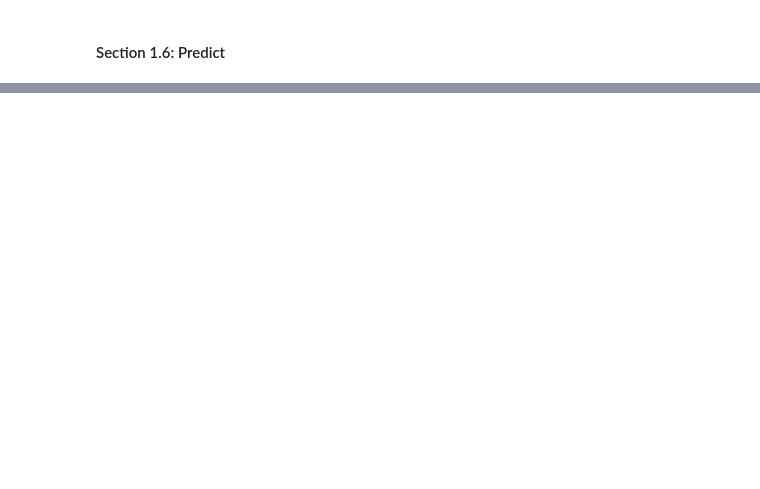
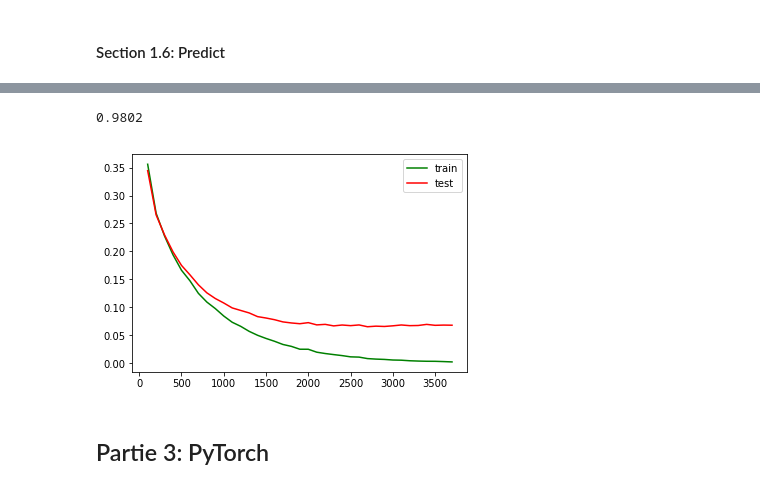
Before and after one commit to ArnaudDeleruyelle/Deep-Learning, a Jupyter notebook: 16-10-18-Jupyter/Libs.ipynb, the cells around one changed output, grey strips where cells are left out. Saved outputs shown, nothing was run; the diff lists cells and outputs as text; code cells hidden in the pictures; blank space fills up the shorter version.

```diff
--- a/16-10-18-Jupyter/Libs.ipynb
+++ b/16-10-18-Jupyter/Libs.ipynb
@@ -106,0 +285,3 @@ Test accuracy: 0.983
+# %%
+# fit the model
+ES_fit_mnist,visu = ES(x_train,x_test,y_train,y_test,model_mnist)
@@ -106,0 +306,20 @@ Test accuracy: 0.983
+# %%
+result_mnist = Predict(x_test,ES_fit_mnist)
+
+correct_prediction = np.equal(np.argmax(result_mnist, 1), np.argmax(y_test, 1))
+accuracy = np.mean(correct_prediction.astype(float))
+
+print(accuracy)
+
+# visualize error
+error = np.hsplit(visu,3)
+plt.plot(error[0],error[1], 'green', label='train')
+plt.plot(error[0],error[2], 'red',label='test')
+#plt.axis(ymax=1,ymin = 0)
+plt.legend()
+plt.show()
+# %% [output]
+0.9802
+[figure, added]
+# %% [markdown]
+## Partie 3: PyTorch
```
Also changed, not shown: parts of 19 cells of this notebook.
